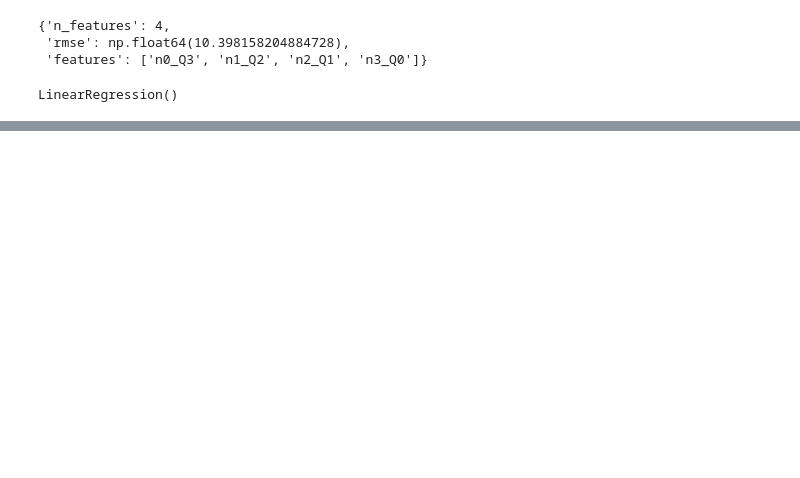
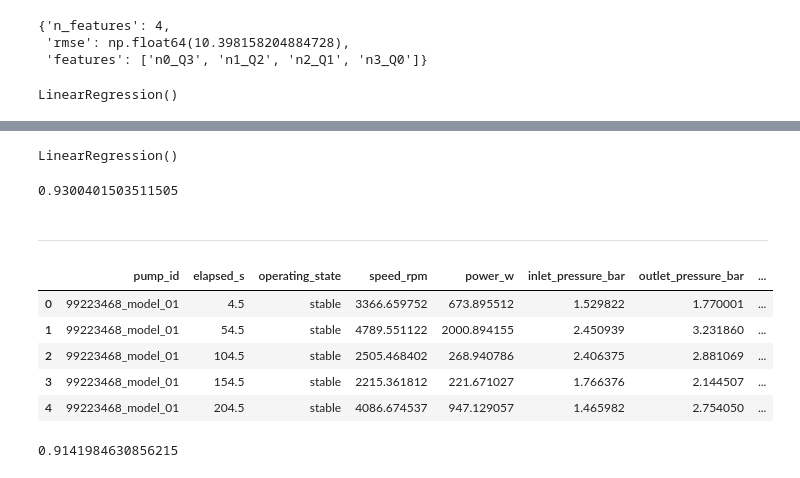
Before and after one commit to Hounczy/plastic-roc-stars, a Jupyter notebook: test_env.ipynb, the cells around one changed output, grey strips where cells are left out. Drawn from its saved outputs; the diff is of its cells as text; code cells hidden in the pictures; blank space fills up the shorter version.

```diff
--- a/test_env.ipynb
+++ b/test_env.ipynb
@@ -184,0 +206,21 @@ LinearRegression()
+# %%
+model1 = LinearRegression()
+model1.fit(X1,y1)
+# %% [output]
+LinearRegression()
+# %%
+model1.score(X1,y1)
+# %% [output]
+0.9300401503511505
+# %% [markdown]
+---
+# %%
+df_test = pd.read_csv("data/case1/test1.csv")
+df_test.head()
+# %% [output]
+|  | pump_id | elapsed_s | operating_state | speed_rpm | power_w | inlet_pressure_bar | outlet_pressure_bar | ... |
+| 0 | 99223468_model_01 | 4.5 | stable | 3366.659752 | 673.895512 | 1.529822 | 1.770001 | ... |
+| 1 | 99223468_model_01 | 54.5 | stable | 4789.551122 | 2000.894155 | 2.450939 | 3.231860 | ... |
+| 2 | 99223468_model_01 | 104.5 | stable | 2505.468402 | 268.940786 | 2.406375 | 2.881069 | ... |
+| 3 | 99223468_model_01 | 154.5 | stable | 2215.361812 | 221.671027 | 1.766376 | 2.144507 | ... |
+| 4 | 99223468_model_01 | 204.5 | stable | 4086.674537 | 947.129057 | 1.465982 | 2.754050 | ... |
@@ -184,0 +233,4 @@ LinearRegression()
+# %%
+model1.score(X1_t,y1_t)
+# %% [output]
+0.9141984630856215
```
Also changed, not shown: parts of 6 cells of this notebook.
